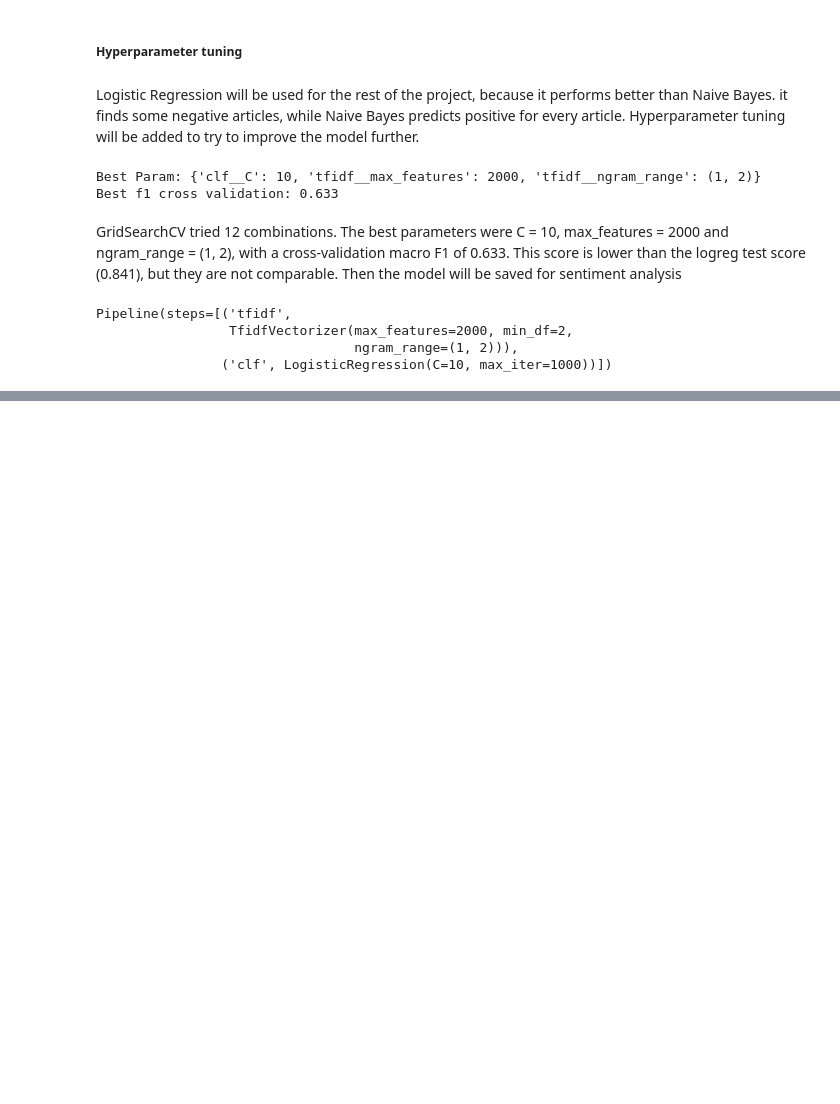
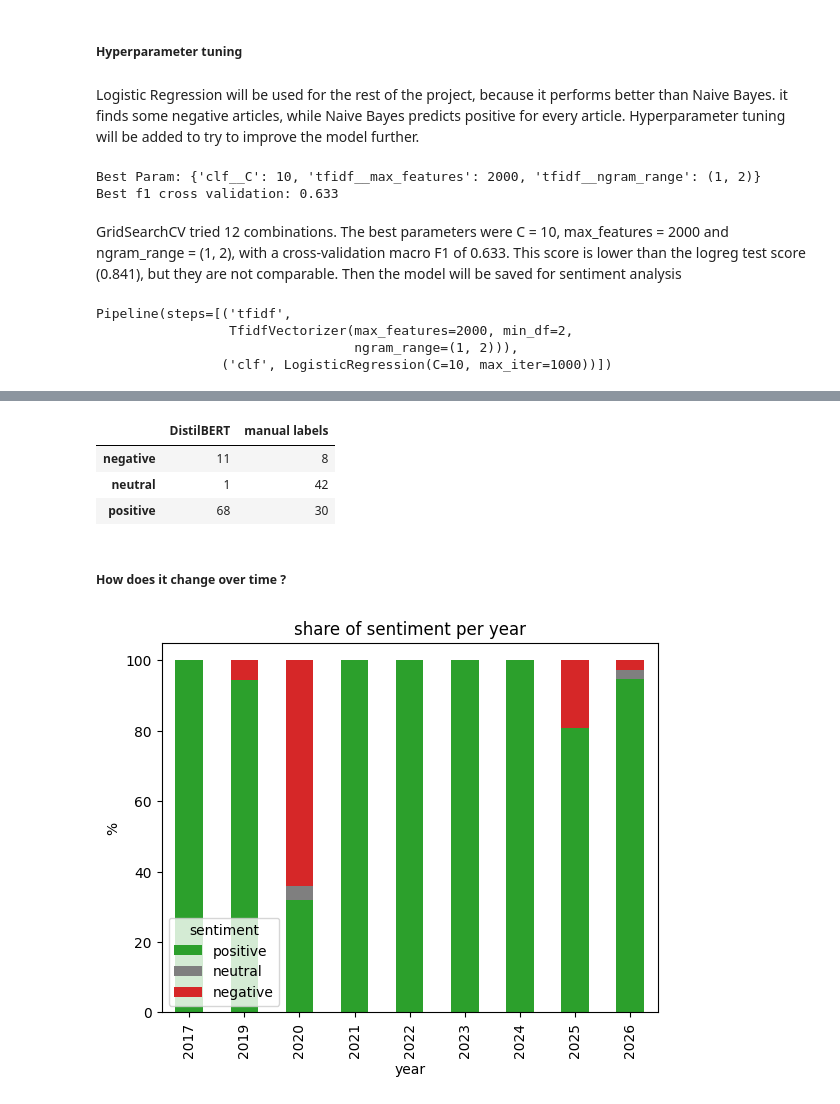
Before and after one commit to lTsumetai/PSN-Article-Sentiment-Analysis, a Jupyter notebook: Article_Sentiment_Analysis.ipynb, the cells around one changed output, grey strips where cells are left out. Saved outputs shown, nothing was run; the diff lists cells and outputs as text; code cells hidden in the pictures; blank space fills up the shorter version.

Commit message:
Sentiment analysis answering four questions

```diff
--- a/Article_Sentiment_Analysis.ipynb
+++ b/Article_Sentiment_Analysis.ipynb
@@ -637,0 +646,3 @@ Pipeline(steps=[('tfidf',
+# %%
+# cleaning label title
+df["sentiment"] = df["sentiment_pretrained"]
@@ -637,0 +664,25 @@ Pipeline(steps=[('tfidf',
+# %%
+pd.DataFrame({
+    "DistilBERT": labeled["label_distilbert"].value_counts(),
+    "manual labels": labeled["true_label"].value_counts()
+}).fillna(0).astype(int)
+# %% [output]
+|  | DistilBERT | manual labels |
+| negative | 11 | 8 |
+| neutral | 1 | 42 |
+| positive | 68 | 30 |
+# %% [markdown]
+##### How does it change over time ?
+# %%
+order = ["positive", "neutral", "negative"]
+
+year_counts = pd.crosstab(df["year"], df["sentiment"]).reindex(columns=order, fill_value=0)
+# %%
+year_percent = year_counts.div(year_counts.sum(axis=1), axis=0) * 100
+
+year_percent.plot(kind="bar", stacked=True, color=["tab:green", "tab:gray", "tab:red"])
+plt.title("share of sentiment per year")
+plt.ylabel("%")
+plt.show()
+# %% [output]
+[figure, added]
```
Also changed, not shown: parts of 16 cells of this notebook, 1 other file.
